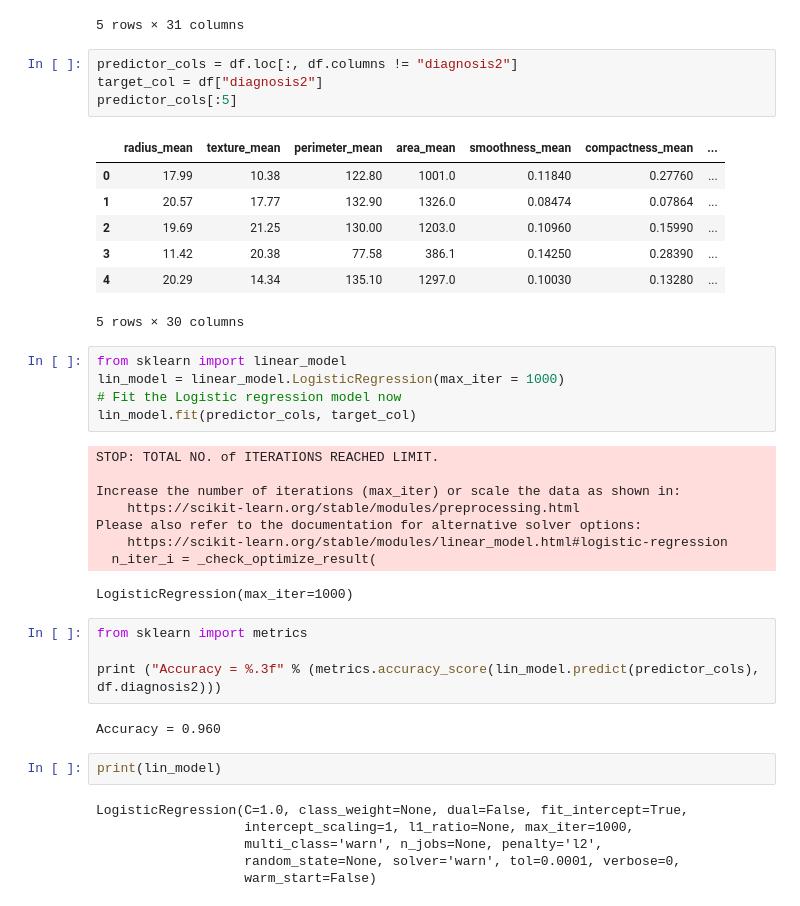
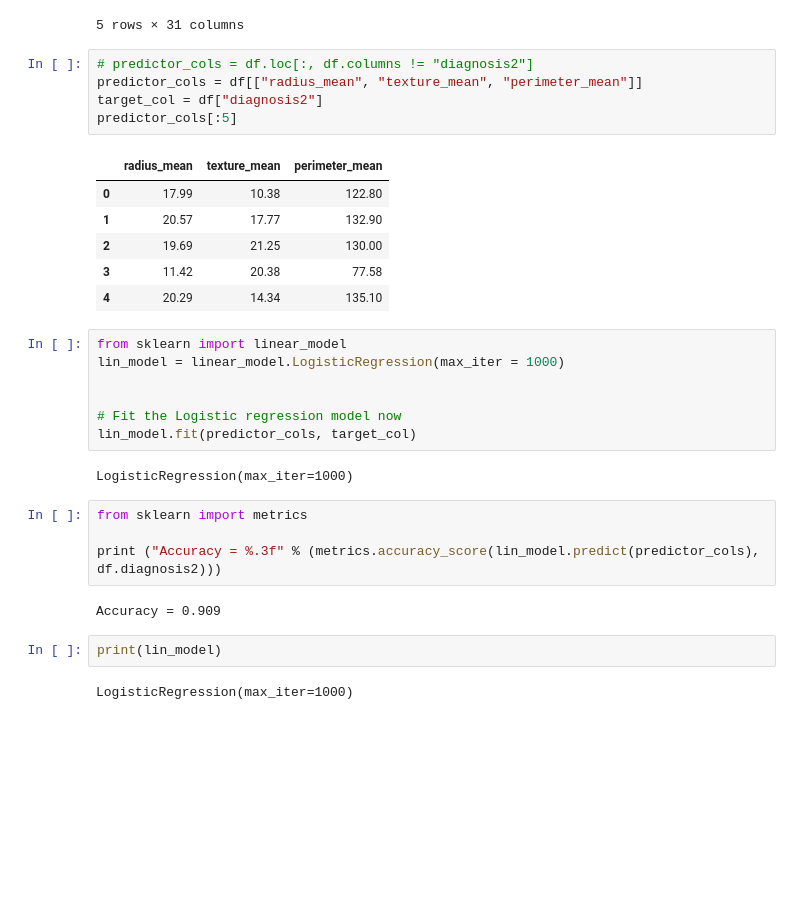
Before and after one commit to vmtamburro/machine-learning-applications, a Jupyter notebook: Module 4/WBCD.ipynb, the cells around one changed output. Cells and saved outputs as stored; diff of their text form; blank space fills up the shorter version.

```diff
--- a/Module 4/WBCD.ipynb
+++ b/Module 4/WBCD.ipynb
@@ -37,45 +48,36 @@ df.head(5)
 | 4 | 20.29 | 14.34 | 135.10 | 1297.0 | 0.10030 | 0.13280 | ... |
 5 rows × 31 columns
 # %%
-predictor_cols = df.loc[:, df.columns != "diagnosis2"]
+# predictor_cols = df.loc[:, df.columns != "diagnosis2"]
+predictor_cols = df[["radius_mean", "texture_mean", "perimeter_mean"]]
 target_col = df["diagnosis2"]
 predictor_cols[:5]
 # %% [output]
-|  | radius_mean | texture_mean | perimeter_mean | area_mean | smoothness_mean | compactness_mean | ... |
-| 0 | 17.99 | 10.38 | 122.80 | 1001.0 | 0.11840 | 0.27760 | ... |
-| 1 | 20.57 | 17.77 | 132.90 | 1326.0 | 0.08474 | 0.07864 | ... |
-| 2 | 19.69 | 21.25 | 130.00 | 1203.0 | 0.10960 | 0.15990 | ... |
-| 3 | 11.42 | 20.38 | 77.58 | 386.1 | 0.14250 | 0.28390 | ... |
-| 4 | 20.29 | 14.34 | 135.10 | 1297.0 | 0.10030 | 0.13280 | ... |
+|  | radius_mean | texture_mean | perimeter_mean |
+| 0 | 17.99 | 10.38 | 122.80 |
+| 1 | 20.57 | 17.77 | 132.90 |
+| 2 | 19.69 | 21.25 | 130.00 |
+| 3 | 11.42 | 20.38 | 77.58 |
+| 4 | 20.29 | 14.34 | 135.10 |
-5 rows × 30 columns
 # %%
 from sklearn import linear_model
 lin_model = linear_model.LogisticRegression(max_iter = 1000)
+
+
 # Fit the Logistic regression model now
 lin_model.fit(predictor_cols, target_col)
 # %% [output]
-STOP: TOTAL NO. of ITERATIONS REACHED LIMIT.
-
-Increase the number of iterations (max_iter) or scale the data as shown in:
-    https://scikit-learn.org/stable/modules/preprocessing.html
-Please also refer to the documentation for alternative solver options:
-    https://scikit-learn.org/stable/modules/linear_model.html#logistic-regression
-  n_iter_i = _check_optimize_result(
+LogisticRegression(max_iter=1000)
-LogisticRegression(max_iter=1000)
 # %%
 from sklearn import metrics
 
 print ("Accuracy = %.3f" % (metrics.accuracy_score(lin_model.predict(predictor_cols), df.diagnosis2)))
 # %% [output]
-Accuracy = 0.960
+Accuracy = 0.909
 # %%
 print(lin_model)
 # %% [output]
-LogisticRegression(C=1.0, class_weight=None, dual=False, fit_intercept=True,
-                   intercept_scaling=1, l1_ratio=None, max_iter=1000,
-                   multi_class='warn', n_jobs=None, penalty='l2',
-                   random_state=None, solver='warn', tol=0.0001, verbose=0,
-                   warm_start=False)
+LogisticRegression(max_iter=1000)
 # %%
 # col_list = list(df.columns.values.tolist())
 print("Number of columns in data frame = ", len(df.columns))
```
Also changed, not shown: parts of 9 cells of this notebook.
